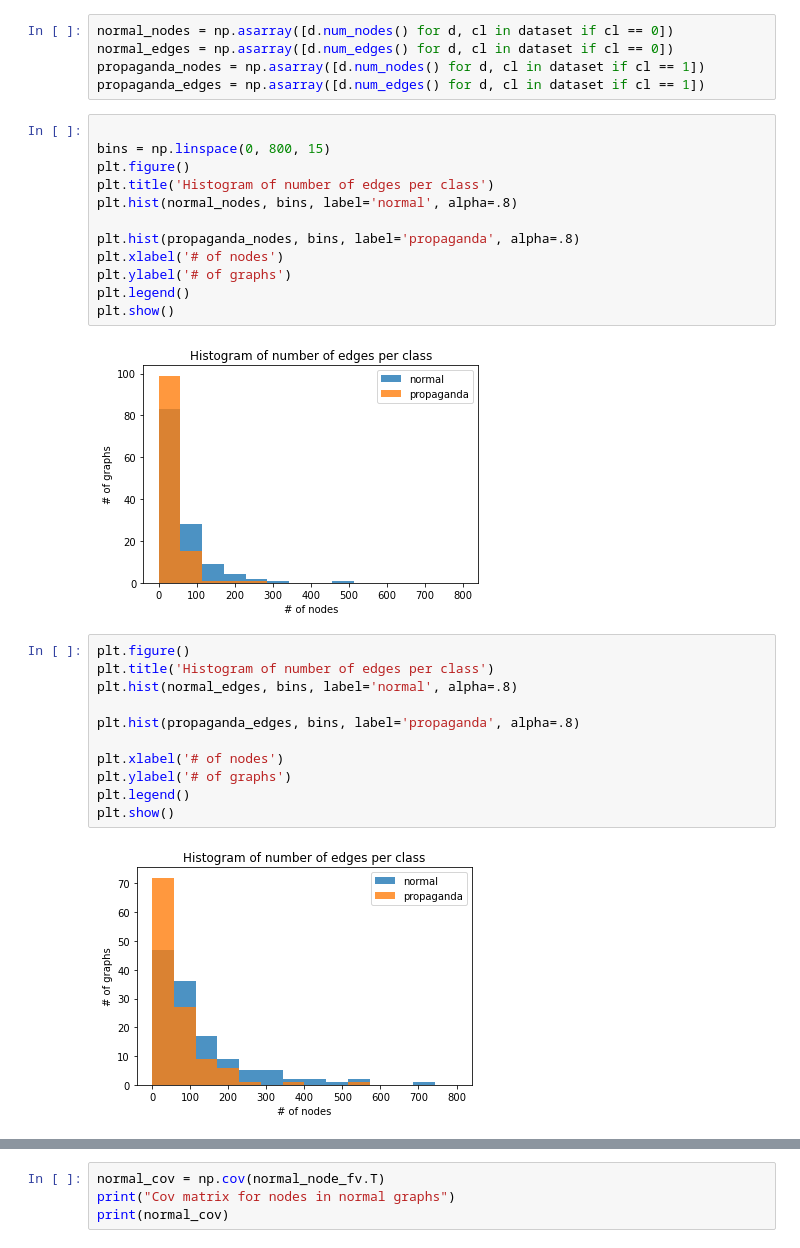
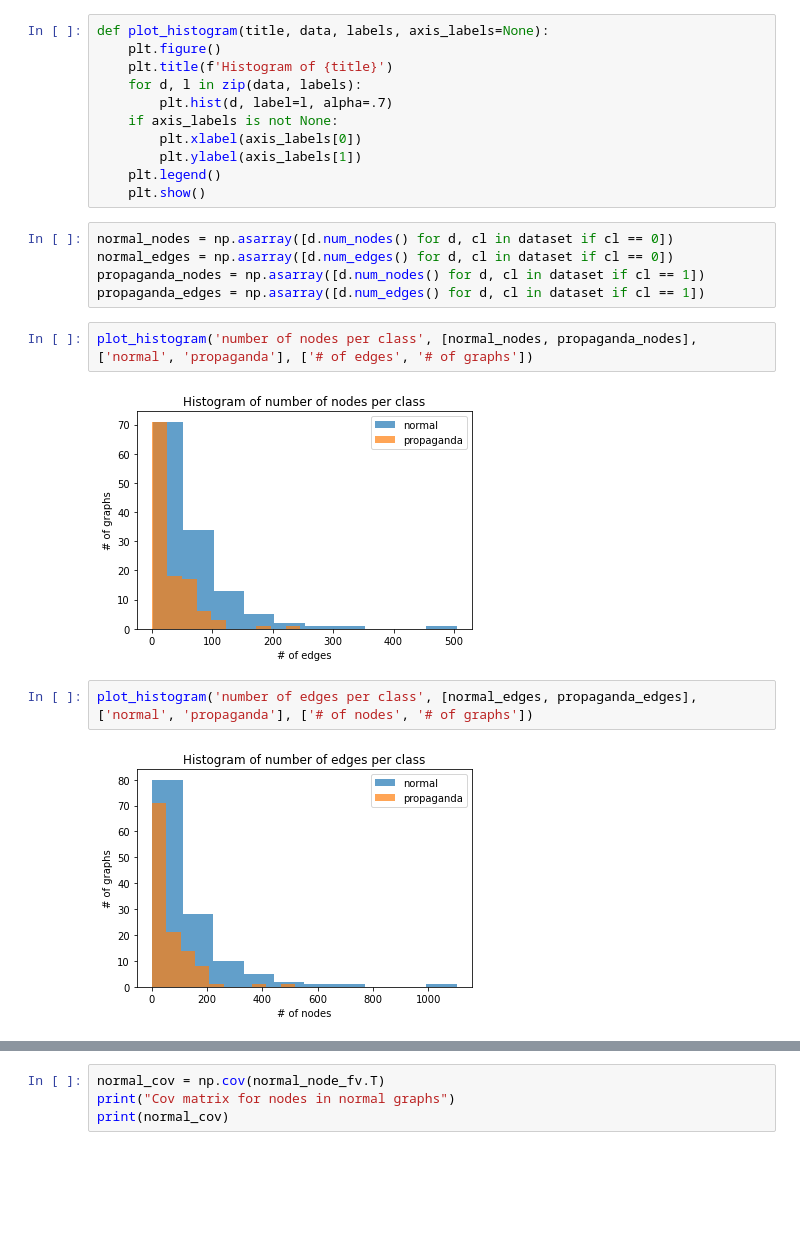
Before and after one commit to stratosphereips/computationalPropagandaDetection, a Jupyter notebook: models/node feature analysis.ipynb, the cells around one changed output, grey strips where cells are left out. Cells and saved outputs as stored; diff of their text form; blank space fills up the shorter version.

Commit message:
clean feature analysis + add data visualization notebook

```diff
--- a/models/node feature analysis.ipynb
+++ b/models/node feature analysis.ipynb
@@ -8,38 +8,30 @@ import torch
 pickle_name = 'domain_dataset.pickle'
 with open(pickle_name, 'rb') as f:
     dataset = pickle.load(f)
+# %%
+def plot_histogram(title, data, labels, axis_labels=None):
+    plt.figure()
+    plt.title(f'Histogram of {title}')
+    for d, l in zip(data, labels):
+        plt.hist(d, label=l, alpha=.7)
+    if axis_labels is not None:
+        plt.xlabel(axis_labels[0])
+        plt.ylabel(axis_labels[1])
+    plt.legend()
+    plt.show()
 # %%
 normal_nodes = np.asarray([d.num_nodes() for d, cl in dataset if cl == 0])
 normal_edges = np.asarray([d.num_edges() for d, cl in dataset if cl == 0])
 propaganda_nodes = np.asarray([d.num_nodes() for d, cl in dataset if cl == 1])
 propaganda_edges = np.asarray([d.num_edges() for d, cl in dataset if cl == 1])
 # %%
-
-bins = np.linspace(0, 800, 15)
-plt.figure()
-plt.title('Histogram of number of edges per class')
-plt.hist(normal_nodes, bins, label='normal', alpha=.8)
-
-plt.hist(propaganda_nodes, bins, label='propaganda', alpha=.8)
-plt.xlabel('# of nodes')
-plt.ylabel('# of graphs')
-plt.legend()
-plt.show()
+plot_histogram('number of nodes per class', [normal_nodes, propaganda_nodes], ['normal', 'propaganda'], ['# of edges', '# of graphs'])
 # %% [output]
-[figure, old version]
+[figure, new version]
 # %%
-plt.figure()
-plt.title('Histogram of number of edges per class')
-plt.hist(normal_edges, bins, label='normal', alpha=.8)
-
-plt.hist(propaganda_edges, bins, label='propaganda', alpha=.8)
-
-plt.xlabel('# of nodes')
-plt.ylabel('# of graphs')
-plt.legend()
-plt.show()
+plot_histogram('number of edges per class', [normal_edges, propaganda_edges], ['normal', 'propaganda'], ['# of nodes', '# of graphs'])
 # %% [output]
-[figure, old version]
+[figure, new version]
 # %%
 normal_density = normal_edges/normal_nodes
 propaganda_density = propaganda_edges/propaganda_nodes
```
Also changed, not shown: parts of 17 cells of this notebook, 2 other files.
